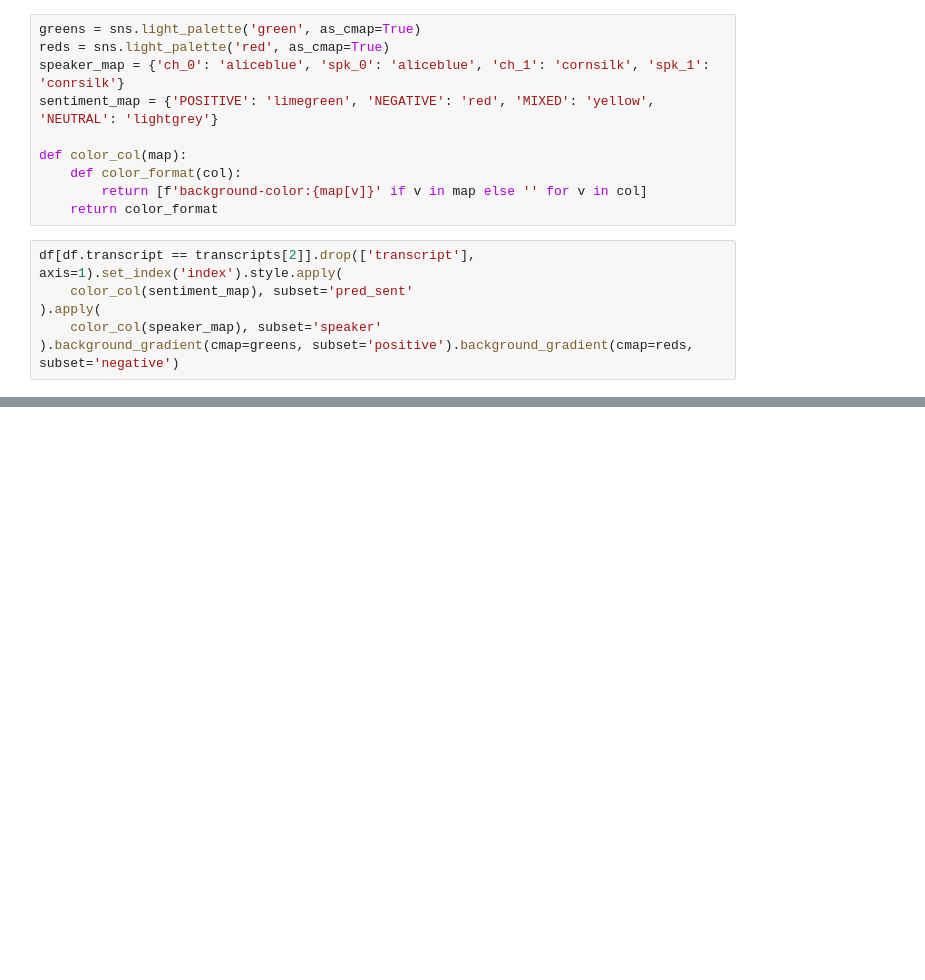
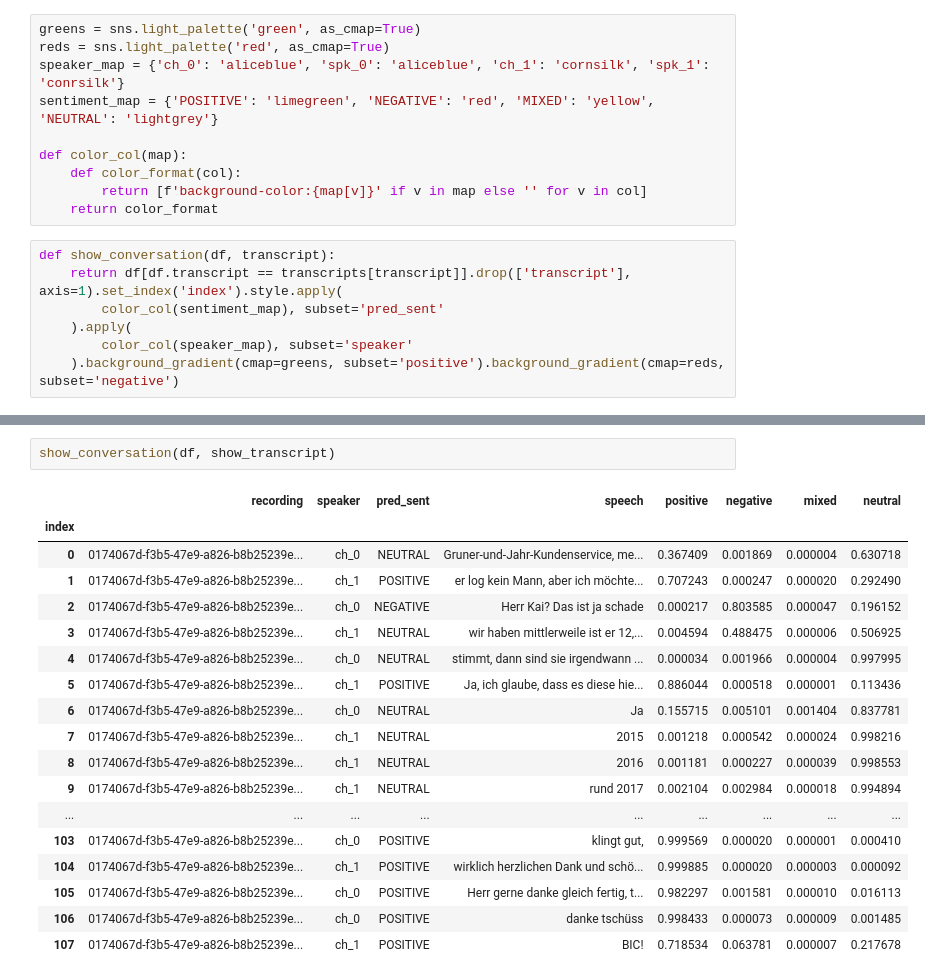
Before and after one commit to bobbruno/transcribe-comprehend, a Jupyter notebook: notebooks/Transcript_viz.ipynb, the cells around one changed output, grey strips where cells are left out. Saved outputs shown, nothing was run; the diff lists cells and outputs as text; blank space fills up the shorter version.

```diff
--- a/notebooks/Transcript_viz.ipynb
+++ b/notebooks/Transcript_viz.ipynb
@@ -45,8 +88,9 @@ def color_col(map):
         return [f'background-color:{map[v]}' if v in map else '' for v in col]
     return color_format
 # %%
-df[df.transcript == transcripts[2]].drop(['transcript'], axis=1).set_index('index').style.apply(
-    color_col(sentiment_map), subset='pred_sent'
-).apply(
-    color_col(speaker_map), subset='speaker'
-).background_gradient(cmap=greens, subset='positive').background_gradient(cmap=reds, subset='negative')
+def show_conversation(df, transcript):
+    return df[df.transcript == transcripts[transcript]].drop(['transcript'], axis=1).set_index('index').style.apply(
+        color_col(sentiment_map), subset='pred_sent'
+    ).apply(
+        color_col(speaker_map), subset='speaker'
+    ).background_gradient(cmap=greens, subset='positive').background_gradient(cmap=reds, subset='negative')
@@ -76,0 +107,21 @@ plot_sentiment(df[df.transcript == transcripts[2]]);
+# %%
+show_conversation(df, show_transcript)
+# %% [output]
+|  | recording | speaker | pred_sent | speech | positive | negative | mixed | neutral |
+| index |  |  |  |  |  |  |  |  |
+| 0 | 0174067d-f3b5-47e9-a826-b8b25239e... | ch_0 | NEUTRAL | Gruner-und-Jahr-Kundenservice, me... | 0.367409 | 0.001869 | 0.000004 | 0.630718 |
+| 1 | 0174067d-f3b5-47e9-a826-b8b25239e... | ch_1 | POSITIVE | er log kein Mann, aber ich möchte... | 0.707243 | 0.000247 | 0.000020 | 0.292490 |
+| 2 | 0174067d-f3b5-47e9-a826-b8b25239e... | ch_0 | NEGATIVE | Herr Kai? Das ist ja schade | 0.000217 | 0.803585 | 0.000047 | 0.196152 |
+| 3 | 0174067d-f3b5-47e9-a826-b8b25239e... | ch_1 | NEUTRAL | wir haben mittlerweile ist er 12,... | 0.004594 | 0.488475 | 0.000006 | 0.506925 |
+| 4 | 0174067d-f3b5-47e9-a826-b8b25239e... | ch_0 | NEUTRAL | stimmt, dann sind sie irgendwann ... | 0.000034 | 0.001966 | 0.000004 | 0.997995 |
+| 5 | 0174067d-f3b5-47e9-a826-b8b25239e... | ch_1 | POSITIVE | Ja, ich glaube, dass es diese hie... | 0.886044 | 0.000518 | 0.000001 | 0.113436 |
+| 6 | 0174067d-f3b5-47e9-a826-b8b25239e... | ch_0 | NEUTRAL | Ja | 0.155715 | 0.005101 | 0.001404 | 0.837781 |
+| 7 | 0174067d-f3b5-47e9-a826-b8b25239e... | ch_1 | NEUTRAL | 2015 | 0.001218 | 0.000542 | 0.000024 | 0.998216 |
+| 8 | 0174067d-f3b5-47e9-a826-b8b25239e... | ch_1 | NEUTRAL | 2016 | 0.001181 | 0.000227 | 0.000039 | 0.998553 |
+| 9 | 0174067d-f3b5-47e9-a826-b8b25239e... | ch_1 | NEUTRAL | rund 2017 | 0.002104 | 0.002984 | 0.000018 | 0.994894 |
+| ... | ... | ... | ... | ... | ... | ... | ... | ... |
+| 103 | 0174067d-f3b5-47e9-a826-b8b25239e... | ch_0 | POSITIVE | klingt gut, | 0.999569 | 0.000020 | 0.000001 | 0.000410 |
+| 104 | 0174067d-f3b5-47e9-a826-b8b25239e... | ch_1 | POSITIVE | wirklich herzlichen Dank und schö... | 0.999885 | 0.000020 | 0.000003 | 0.000092 |
+| 105 | 0174067d-f3b5-47e9-a826-b8b25239e... | ch_0 | POSITIVE | Herr gerne danke gleich fertig, t... | 0.982297 | 0.001581 | 0.000010 | 0.016113 |
+| 106 | 0174067d-f3b5-47e9-a826-b8b25239e... | ch_0 | POSITIVE | danke tschüss | 0.998433 | 0.000073 | 0.000009 | 0.001485 |
+| 107 | 0174067d-f3b5-47e9-a826-b8b25239e... | ch_1 | POSITIVE | BIC! | 0.718534 | 0.063781 | 0.000007 | 0.217678 |
```
Also changed, not shown: parts of 18 cells of this notebook, 4 other files.
